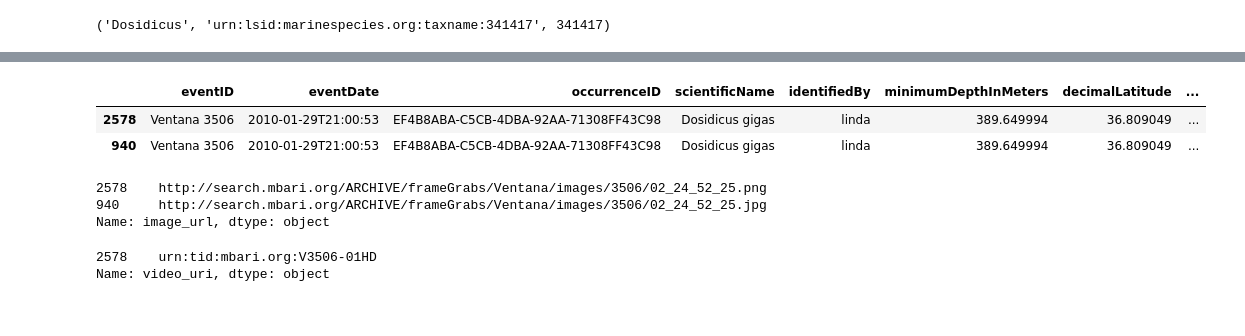
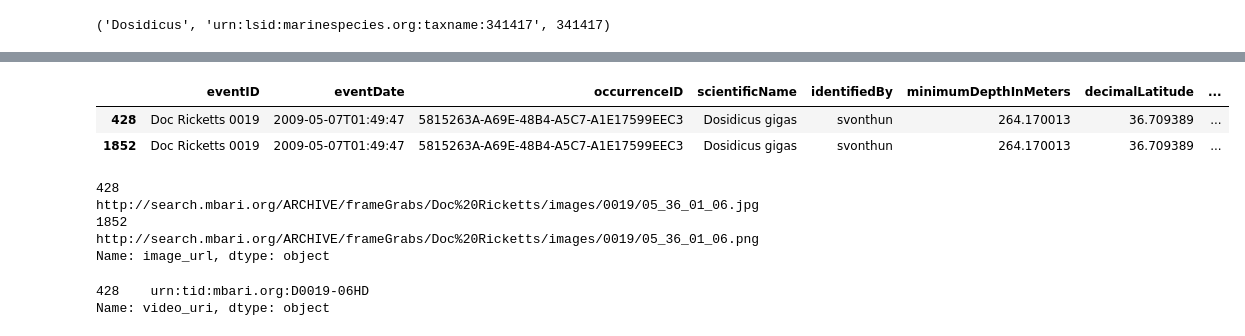
Before and after one commit to CeNCOOS/VARS, a Jupyter notebook: VARS_Dwc_conversion_200403.ipynb, the cells around one changed output, grey strips where cells are left out. Saved outputs shown, nothing was run; the diff lists cells and outputs as text; code cells hidden in the pictures.

Commit message:
Completed initial conversion of event and occurrence files. Obtaining feedback before trying on a larger data segment.

```diff
--- a/VARS_Dwc_conversion_200403.ipynb
+++ b/VARS_Dwc_conversion_200403.ipynb
@@ -611,23 +612,22 @@ occ_df.head()
 # %%
 ## Finally, assemble associatedMedia
 
-num = occ_df['occurrenceID'].iloc[11000]
-selected = occ_df.loc[occ_df['occurrenceID'] == num]
+selected = occ_df[occ_df['occurrenceID'] == '5815263A-A69E-48B4-A5C7-A1E17599EEC3']
 selected
 # %% [output]
 |  | eventID | eventDate | occurrenceID | scientificName | identifiedBy | minimumDepthInMeters | decimalLatitude | ... |
-| 2578 | Ventana 3506 | 2010-01-29T21:00:53 | EF4B8ABA-C5CB-4DBA-92AA-71308FF43C98 | Dosidicus gigas | linda | 389.649994 | 36.809049 | ... |
-| 940 | Ventana 3506 | 2010-01-29T21:00:53 | EF4B8ABA-C5CB-4DBA-92AA-71308FF43C98 | Dosidicus gigas | linda | 389.649994 | 36.809049 | ... |
+| 428 | Doc Ricketts 0019 | 2009-05-07T01:49:47 | 5815263A-A69E-48B4-A5C7-A1E17599EEC3 | Dosidicus gigas | svonthun | 264.170013 | 36.709389 | ... |
+| 1852 | Doc Ricketts 0019 | 2009-05-07T01:49:47 | 5815263A-A69E-48B4-A5C7-A1E17599EEC3 | Dosidicus gigas | svonthun | 264.170013 | 36.709389 | ... |
 # %%
 if selected.shape[0] > 1:
     image_files = selected['image_url'].drop_duplicates()
     video_files = selected['video_uri'].drop_duplicates()
 
 print(image_files)
-video_files.drop_duplicates()
+video_files
 # %% [output]
-2578    http://search.mbari.org/ARCHIVE/frameGrabs/Ventana/images/3506/02_24_52_25.png
-940     http://search.mbari.org/ARCHIVE/frameGrabs/Ventana/images/3506/02_24_52_25.jpg
+428     http://search.mbari.org/ARCHIVE/frameGrabs/Doc%20Ricketts/images/0019/05_36_01_06.jpg
+1852    http://search.mbari.org/ARCHIVE/frameGrabs/Doc%20Ricketts/images/0019/05_36_01_06.png
 Name: image_url, dtype: object
-2578    urn:tid:mbari.org:V3506-01HD
+428    urn:tid:mbari.org:D0019-06HD
 Name: video_uri, dtype: object
```
Also changed, not shown: parts of 13 cells of this notebook.
